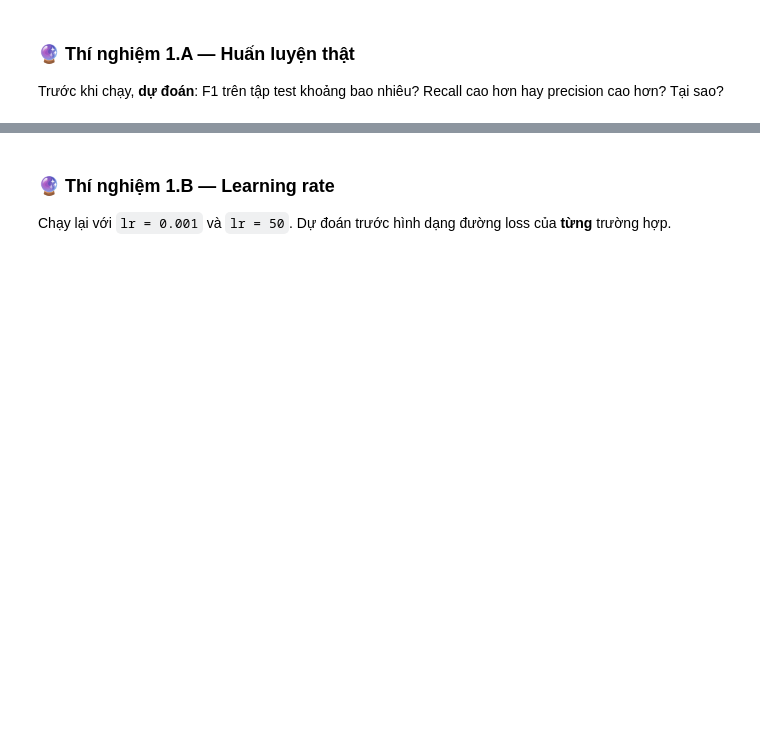
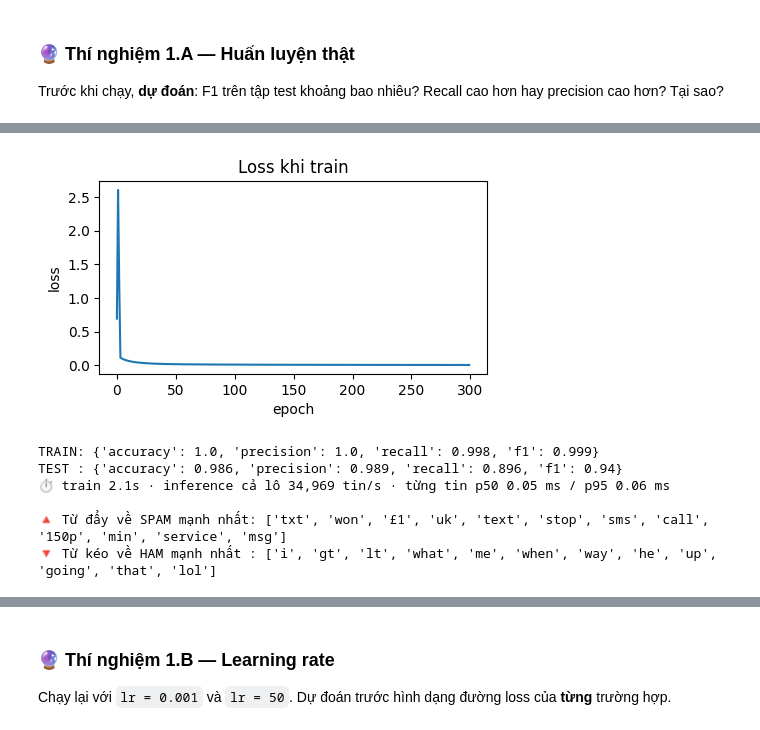
Before and after one commit to Minhduc7904/K5-L3B-Day01-NguyenMinhDuc-2A202603751-LLMFoundation, a Jupyter notebook: src/day01_spam_ml_dl_embedding_llm.ipynb, the cells around one changed output, grey strips where cells are left out. Cells and saved outputs as stored; diff of their text form; code cells hidden in the pictures; blank space fills up the shorter version.

```diff
--- a/src/day01_spam_ml_dl_embedding_llm.ipynb
+++ b/src/day01_spam_ml_dl_embedding_llm.ipynb
@@ -188,7 +234,13 @@ def vectorize(texts, vocab: dict[str, int]) -> np.ndarray:
     Từ không có trong vocab → bỏ qua. Xuất hiện nhiều lần vẫn chỉ là 1.0.
     """
     # TODO: tạo ma trận 0, duyệt từng tin nhắn, đặt 1.0 vào đúng cột
-    raise NotImplementedError
+    X = np.zeros((len(texts), len(vocab)), dtype=np.float32)
+    for i, text in enumerate(texts):
+        toks = tokenize(text)
+        for tok in toks:
+            if tok in vocab:
+                X[i, vocab[tok]] = 1.0
+    return X
 # %%
 def _t():
     v = {"free": 0, "win": 1, "call": 2}
@@ -201,11 +273,12 @@ _run_check("1.1 vectorize", _t)
 # 🧩 TODO 1.2 — Sigmoid & dự đoán xác suất
 def sigmoid(z):
     """σ(z) = 1 / (1 + e^(−z)) — nhận số hoặc np.ndarray."""
-    raise NotImplementedError
+    return 1/ (1 + np.exp(-z))
 
 def predict_proba(X, w, b):
     """p(spam) cho từng dòng của X:  σ(X·w + b) → shape (n,)"""
-    raise NotImplementedError
+    z = X @ w + b
+    return sigmoid(z)
 # %%
 def _t():
     assert abs(float(sigmoid(0)) - 0.5) < 1e-9, "sigmoid(0) phải bằng 0.5"
@@ -232,7 +307,13 @@ def train_logreg(X, y, lr: float = 0.5, epochs: int = 300):
     w, b, losses = np.zeros(d), 0.0, []
     for epoch in range(epochs):
         # TODO: 4 bước ở trên + losses.append(bce_loss(y, p))
-        raise NotImplementedError
+        p = predict_proba(X, w, b)
+        error = p - y
+        grad_w = X.T @ error / n
+        grad_b = np.mean(error)
+        w = w - lr * grad_w
+        b = b - lr * grad_b
+        losses.append(bce_loss(y, p))
     return w, b, losses
 # %%
 def _t():
@@ -253,7 +336,25 @@ def metrics(y_true, y_pred) -> dict:
       f1        = 2·P·R / (P + R)
     Mẫu số = 0 → trả về 0.0 cho chỉ số đó.
     """
-    raise NotImplementedError
+    y_true = np.asanyarray(y_true)
+    y_pred = np.asanyarray(y_pred)
+
+    tp = np.sum((y_true == 1) & (y_pred == 1))
+    fp = np.sum((y_true == 0) & (y_pred == 1))
+    fn = np.sum((y_true == 1) & (y_pred == 0))
+    tn = np.sum((y_true == 0) & (y_pred == 0))
+
+    accuracy = (tp + tn) / len(y_true)
+    precision = tp / (tp + fp)  if (tp + fn) > 0 else 0.0
+    recall = tp / (tp + fn) if (tp + fn) > 0 else 0.0
+    f1 = 2 * precision * recall / (precision + recall) if (precision + recall) > 0 else 0.0
+
+    return {
+        "accuracy": float(accuracy),
+        "precision": float(precision),
+        "recall": float(recall),
+        "f1": float(f1)
+      }
 # %%
 def _t():
     m = metrics([1, 1, 1, 0, 0, 0, 0, 0], [1, 1, 0, 1, 0, 0, 0, 0])
@@ -270,24 +375,32 @@ predict("ml_f1", "...")   # ✏️ ví dụ: "F1 ~0.85, precision cao hơn recal
 # %%
 require_prediction("ml_f1")
 X_tr, X_va, X_te = vectorize(texts_tr, vocab), vectorize(texts_va, vocab), vectorize(texts_te, vocab)
 t0 = time.perf_counter()
-w, b, losses = train_logreg(X_tr, y_tr, lr=0.5, epochs=300)
+w, b, losses = train_logreg(X_tr, y_tr, lr=50, epochs=300)
 train_time = time.perf_counter() - t0
 
 plt.figure(figsize=(5, 2.5)); plt.plot(losses); plt.xlabel("epoch"); plt.ylabel("loss"); plt.title("Loss khi train"); plt.show()
 predict_bow_lr = lambda texts: (predict_proba(vectorize(texts, vocab), w, b) >= 0.5).astype(int)   # văn bản thô → nhãn
 pred_te, bench = benchmark(predict_bow_lr, texts_te, texts_te[SUB])
 m_tr = metrics(y_tr, (predict_proba(X_tr, w, b) >= 0.5).astype(int)); m_te = metrics(y_te, pred_te)
 print("TRAIN:", {k: round(v, 3) for k, v in m_tr.items()})
 print("TEST :", {k: round(v, 3) for k, v in m_te.items()})
 print(fmt_bench(train_time, bench))
 
 inv = {i: w_ for w_, i in vocab.items()}
 order = np.argsort(w)
 print("\n🔺 Từ đẩy về SPAM mạnh nhất:", [inv[i] for i in order[-12:][::-1]])
 print("🔻 Từ kéo về HAM mạnh nhất :", [inv[i] for i in order[:12]])
 RESULTS["1. BoW + LogReg (tự code)"] = {**m_te, "f1_SUB": metrics(y_te[SUB], pred_te[SUB])["f1"],
                                          "train_s": train_time, **bench, "usd_per_1k": 0.0}
+# %% [output]
+[figure, added]
+TRAIN: {'accuracy': 1.0, 'precision': 1.0, 'recall': 0.998, 'f1': 0.999}
+TEST : {'accuracy': 0.986, 'precision': 0.989, 'recall': 0.896, 'f1': 0.94}
+⏱ train 2.1s · inference cả lô 34,969 tin/s · từng tin p50 0.05 ms / p95 0.06 ms
+
+🔺 Từ đẩy về SPAM mạnh nhất: ['txt', 'won', '£1', 'uk', 'text', 'stop', 'sms', 'call', '150p', 'min', 'service', 'msg']
+🔻 Từ kéo về HAM mạnh nhất : ['i', 'gt', 'lt', 'what', 'me', 'when', 'way', 'he', 'up', 'going', 'that', 'lol']
 # %%
 # ⚙️ Đọc lỗi của mô hình — đây là việc quan trọng nhất của người làm AI
 wrong = np.where(pred_te != y_te)[0]
```
Also changed, not shown: parts of 20 cells of this notebook.
